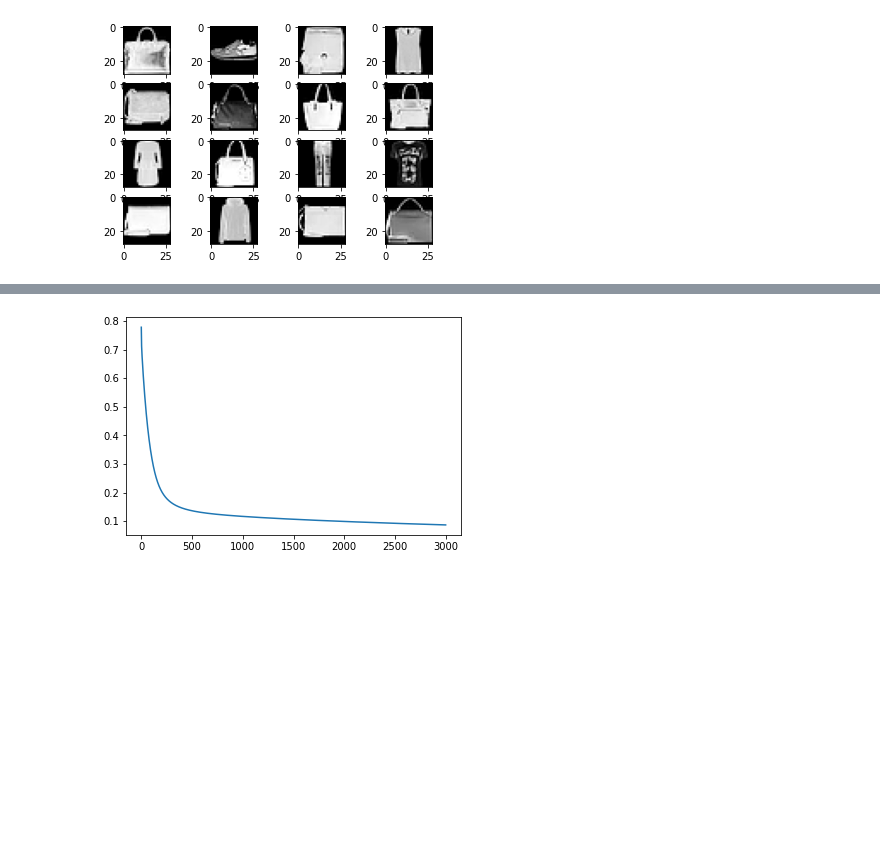
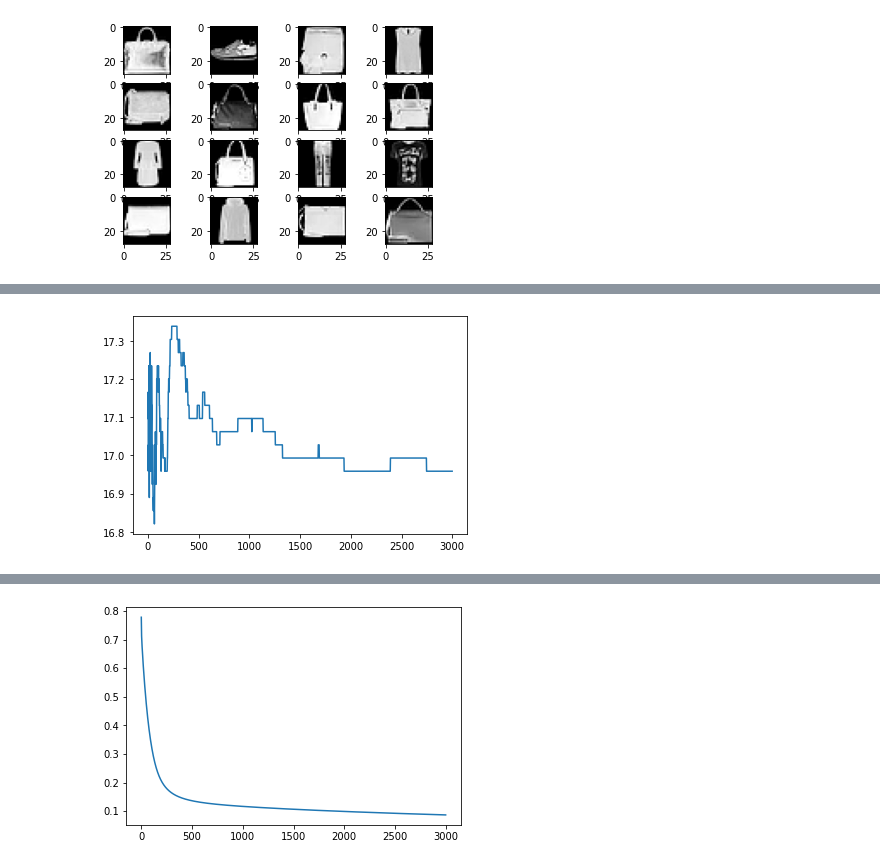
Before and after one commit to adamnpeace/comp90-cw1, a Jupyter notebook: q4/q4-adam-vectorized.ipynb, the cells around one changed output, grey strips where cells are left out. Saved outputs shown, nothing was run; the diff lists cells and outputs as text; code cells hidden in the pictures; blank space fills up the shorter version.

```diff
--- a/q4/q4-adam-vectorized.ipynb
+++ b/q4/q4-adam-vectorized.ipynb
@@ -124,9 +187,15 @@ Cost after iteration 2500: 0.092516
 # %%
 def get_loss(m):
     res = []
-    for i in m.loss:
+    for i in m.val_loss:
         res.append(i.item())
     return res
 # %%
 def pltOne(d):
     plt.plot(range(len(d)), d)
+# %%
+loss_lr_0_1_ks = get_loss(nn)
+# %%
+pltOne(loss_lr_0_1_ks)
+# %% [output]
+[figure, added]
```
Also changed, not shown: parts of 7 cells of this notebook.
